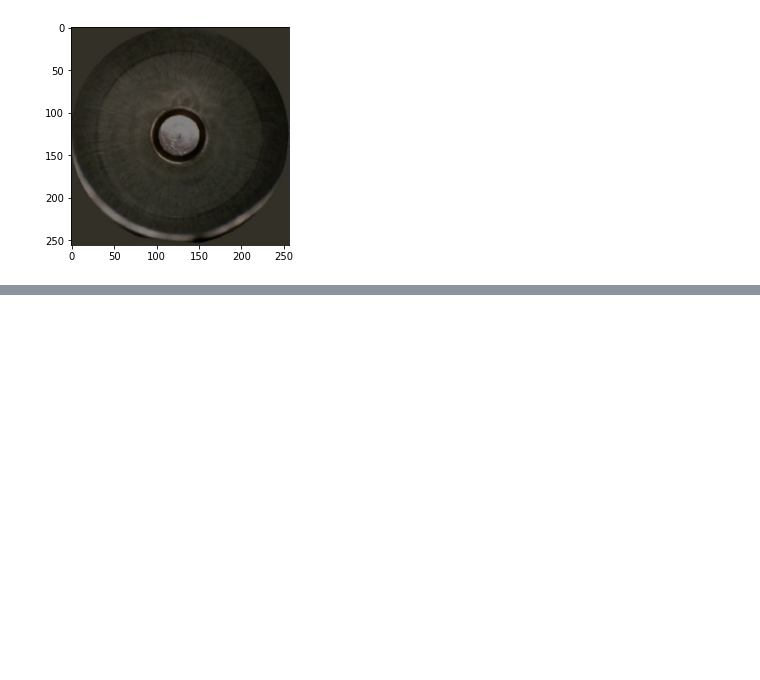
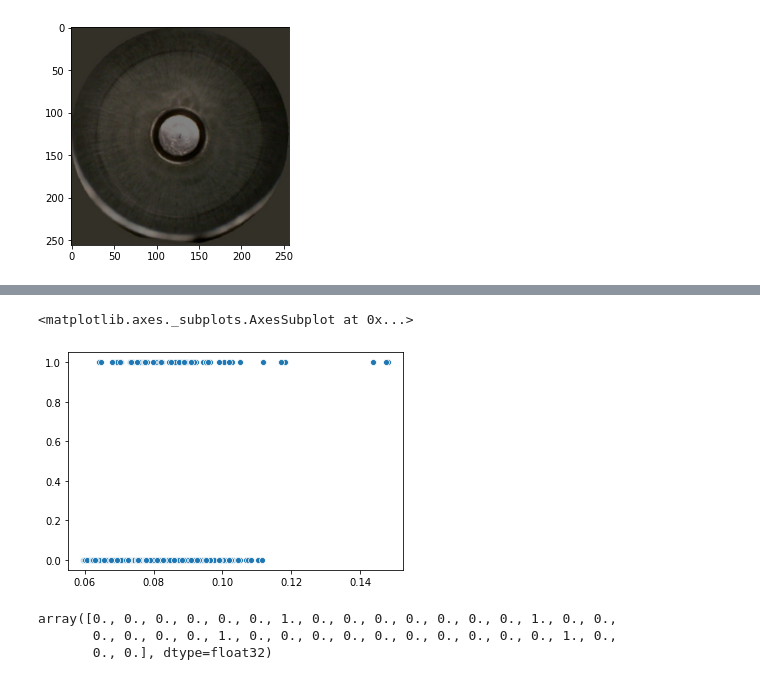
Before and after one commit to dfonnegra/collapsible-tube, a Jupyter notebook: src/ImageTestingNotebook.ipynb, the cells around one changed output, grey strips where cells are left out. Drawn from its saved outputs; the diff is of its cells as text; code cells hidden in the pictures; blank space fills up the shorter version.

```diff
--- a/src/ImageTestingNotebook.ipynb
+++ b/src/ImageTestingNotebook.ipynb
@@ -223,0 +284,27 @@ Found 10 images belonging to 2 classes.
+# %%
+mse_values = []
+labels = []
+
+for i in range(len(dataset)):
+    batch = next(dataset)
+    y_real = batch[0]
+    y_pred = model.predict(batch[0])
+    mse = np.std(y_real - y_pred, axis=(1, 2, 3))
+    mse_values.extend(mse)
+    labels.extend(batch[1])
+    if i % 100 == 0:
+        gc.collect()
+
+mse_values = np.array(mse_values)
+labels = np.array(labels)
+# %%
+sns.scatterplot(mse_values, labels)
+# %% [output]
+<matplotlib.axes._subplots.AxesSubplot at 0x...>
+[figure, added]
+# %%
+labels
+# %% [output]
+array([0., 0., 0., 0., 0., 0., 1., 0., 0., 0., 0., 0., 0., 0., 1., 0., 0.,
+       0., 0., 0., 0., 1., 0., 0., 0., 0., 0., 0., 0., 0., 0., 0., 1., 0.,
+       0., 0.], dtype=float32)
```
Also changed, not shown: parts of 5 cells of this notebook, 1 other file.
